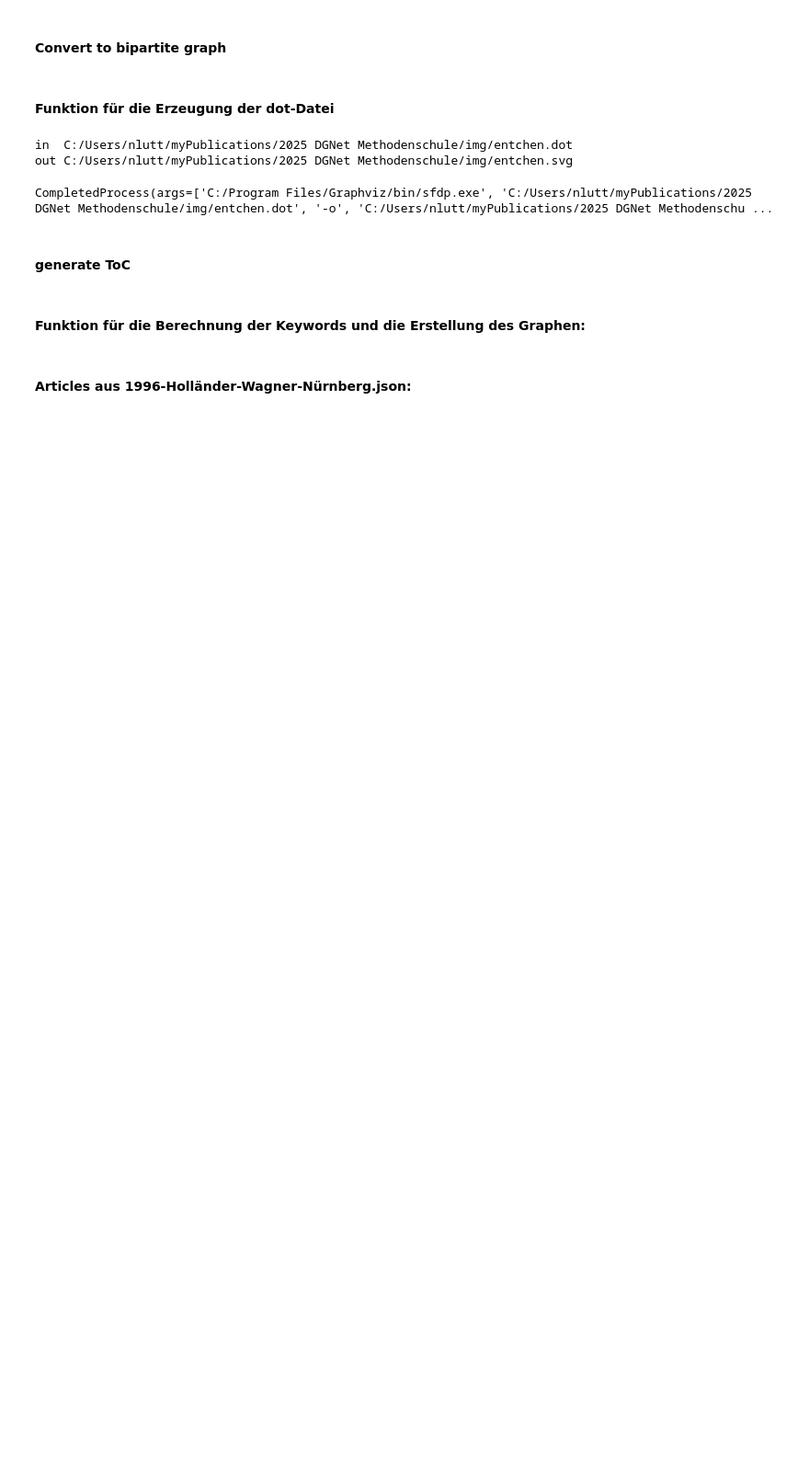
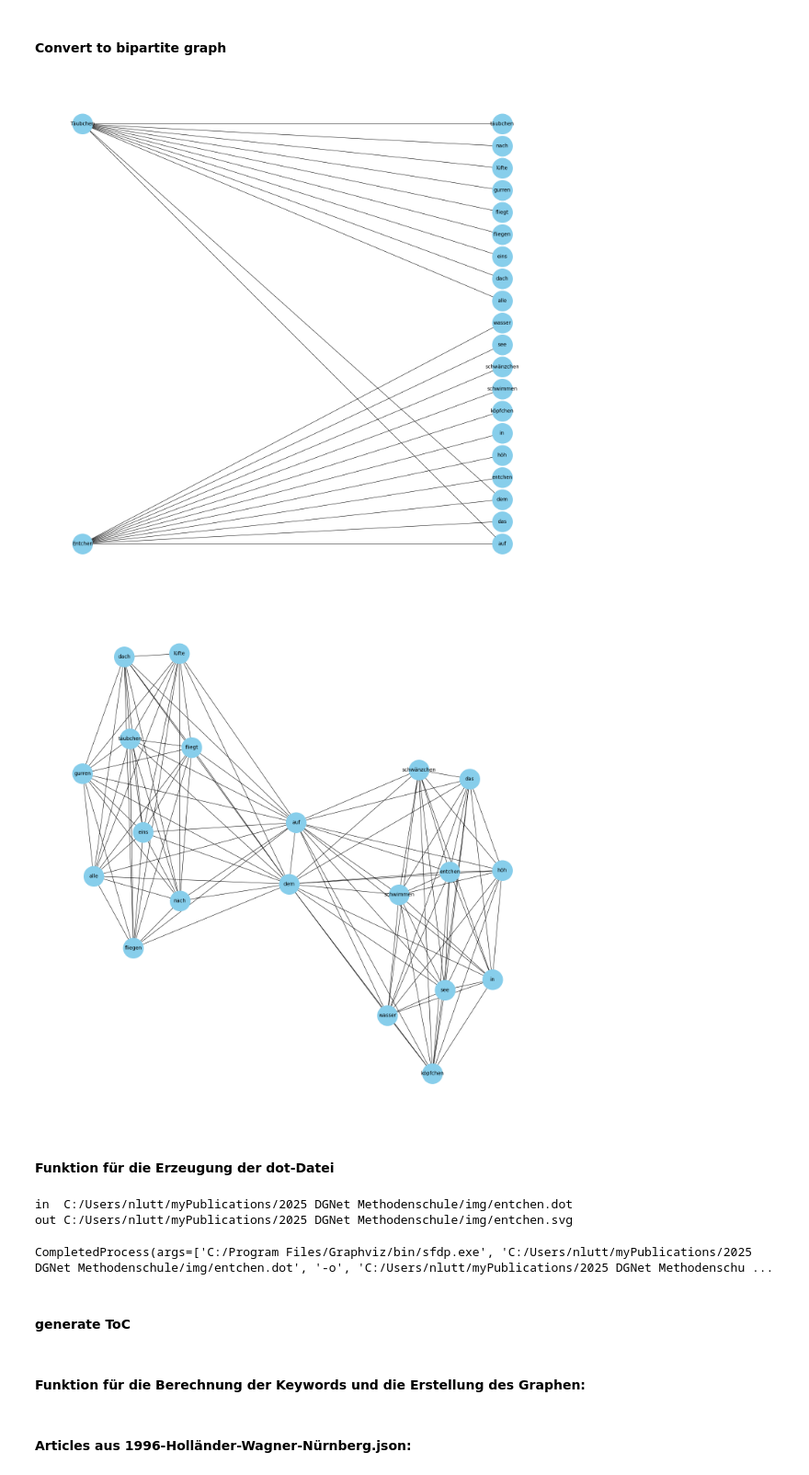
Before and after one commit to nluttenberger/methods_26, a Jupyter notebook: xxx-method school samples.ipynb, the cells around one changed output. Shown at 92% size. Cells and saved outputs as stored; diff of their text form; code cells hidden in the pictures; blank space fills up the shorter version.

```diff
--- a/xxx-method school samples.ipynb
+++ b/xxx-method school samples.ipynb
@@ -52,10 +88,11 @@ print (df.transpose())
 #### Reframe
 # %%
 # Make a DataFrame out of the resulting tf–idf vector, setting the "feature names" (terms) as columns and the titles (addresses) as rows
-tfidf_df = pd.DataFrame(tfidf_vector.toarray(), index=index, columns=tfidf_vectorizer.get_feature_names_out())
+reframed_df = pd.DataFrame(tfidf_vector.toarray(), index=index, columns=tfidf_vectorizer.get_feature_names_out())
 # Let's reorganize the DataFrame so that the words are in rows rather than columns.
-tfidf_df = tfidf_df.stack().reset_index()
-tfidf_df = tfidf_df.rename(columns={0:'tfidf', 'level_0': 'stanza','level_1': 'term'})
-# Filter out rows where the tf-idf value is zero
-tfidf_df = tfidf_df[tfidf_df['tfidf']>0]
-tfidf_df
+reframed_df = reframed_df.stack().reset_index()
+tfidf_df = reframed_df.rename(columns={0:'tfidf', 'level_0': 'stanza','level_1': 'term'})
+# Filter out rows where the tf-idf value is greater than threshhold
+threshhold = 0.2
+reduced_df = tfidf_df[tfidf_df['tfidf']>threshhold].reset_index()
+reduced_df
@@ -64,29 +119,32 @@ tfidf_df
 # %%
 B = nx.Graph(created_by='fruschtique')
 X = nx.Graph(created_by='fruschtique')
-top    = tfidf_df['stanza'].unique()
-bottom = tfidf_df['term'].unique()
+top    = reduced_df['stanza'].unique()
+bottom = reduced_df['term'].unique()
 e_list = []
-for index, row in tfidf_df.iterrows():
+for index, row in reduced_df.iterrows():
     e_list.append((row['stanza'], row['term']))
 B.add_nodes_from(top, bipartite=0)
 B.add_nodes_from(bottom, bipartite=1)
 B.add_edges_from(e_list)
 plt.figure(figsize=(14,14))
-nx.draw(B, pos=nx.bipartite_layout(B), with_labels=True, node_color='skyblue', width=0.3, font_size=10, node_size=1200)
+nx.draw(B, pos=nx.bipartite_layout(B), with_labels=True, node_color='skyblue', width=0.8, font_size=10, node_size=1600)
 plt.savefig("entchen.png")
 plt.show()
 # Projection
 X = bipartite.weighted_projected_graph(B, bottom)
 # compute document frequency
 occ = tfidf_df['term'].value_counts()
 occ_dict = occ.to_dict()
 # Add attributes to nodes
 nx.set_node_attributes(X, occ_dict, 'occ')
 plt.figure(figsize=(14,14))
-nx.draw(X, with_labels=True, node_color='skyblue', width=0.3, font_size=10, node_size=1200)
+nx.draw(X, with_labels=True, node_color='skyblue', width=0.8, font_size=10, node_size=1600)
 plt.savefig("projected.png")
 plt.show()
+# %% [output]
+[figure, added]
+[figure, added]
 # %% [markdown]
 #### Funktion für die Erzeugung der dot-Datei
 # %%
```
Also changed, not shown: parts of 4 cells of this notebook, 5 other files.
